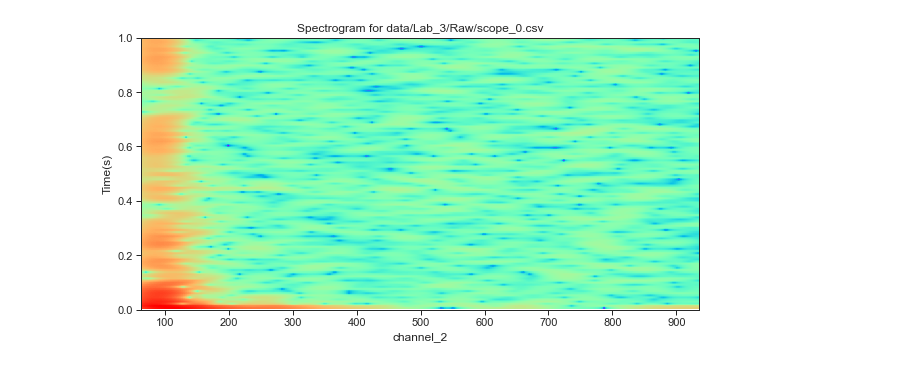
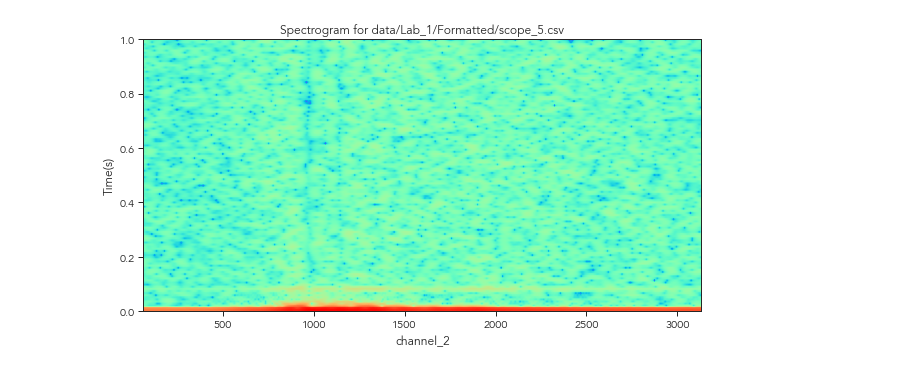
Before and after one commit to sutapa6/smart_wearable_tech, a Jupyter notebook: spectrogram.ipynb, the cells around one changed output. Saved outputs shown, nothing was run; the diff lists cells and outputs as text; code cells hidden in the pictures.

```diff
--- a/spectrogram.ipynb
+++ b/spectrogram.ipynb
@@ -11,20 +15,22 @@ sns.set_context("paper", font_scale=1.25)
 plt.rcParams['figure.figsize'] = [10, 5]
 rcParams['font.family'] = 'Avenir'
 # %%
-# Choose file to be graphed
-scope_num = 0
-lab_num = 3
-filename = f'data/Lab_{lab_num}/Raw/scope_{scope_num}.csv'
+# Choose which CSV file to graph
+lab_num = 1
+scope_num = 5
+sensor_ch = 2
+filename = csv_format(lab_num, scope_num, sensor_ch) # Format CSV to prepare for plotting
+
 df = pd.read_csv(filename)
 
 # Plot the Spectrogram
-plt.specgram(df['channel_2'], Fs=2, cmap="rainbow",noverlap=250)
+plt.specgram(df['Sensor'], Fs=2, cmap="rainbow",noverlap=250)
 plt.title(f"Spectrogram for {filename}")
 plt.xlabel("channel_2")
 plt.ylabel("Time(s)")
 
 # save raw scope as png in data/Plots/Lab_<lab_num>/Spectrograms
 image_path = f'data/Plots/Lab_{lab_num}/Spectrograms/scope_{scope_num}.png'
 plt.savefig(image_path, dpi=300, bbox_inches='tight', transparent=False)
 # %% [output]
-[figure, old version]
+[figure, new version]
```
Also changed, not shown: parts of 1 cell of this notebook.
